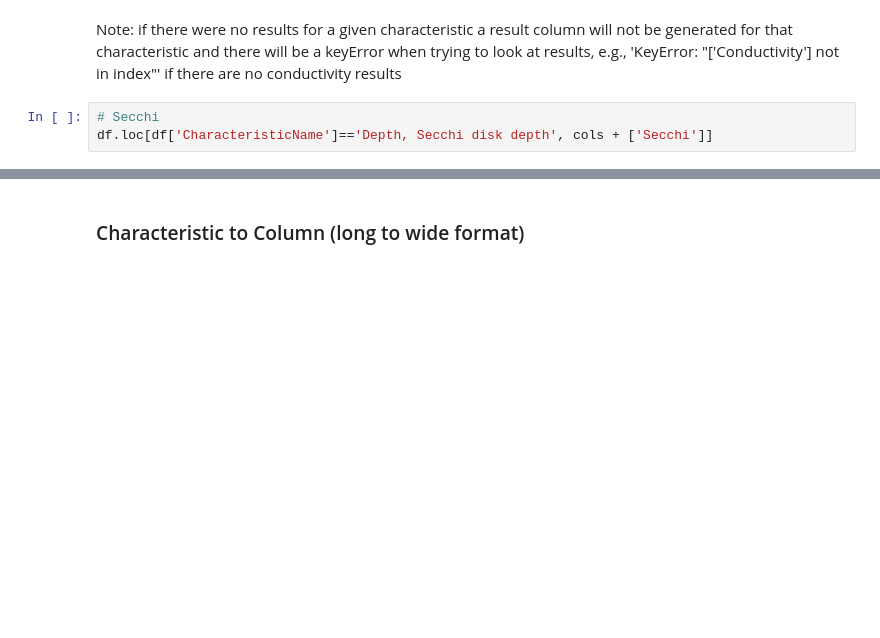
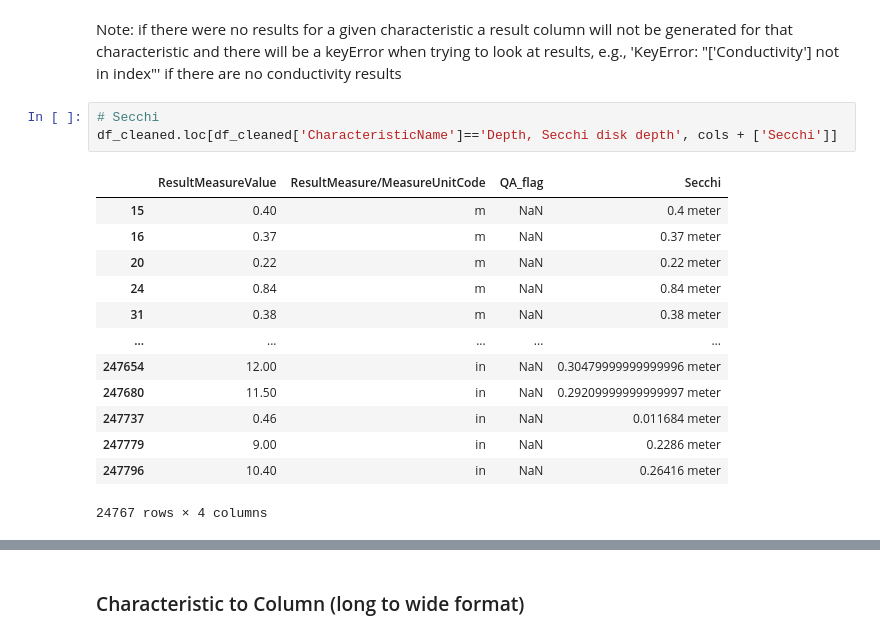
Before and after one commit to USEPA/harmonize-wq, a Jupyter notebook: demos/Harmonize_GOM.ipynb, the cells around one changed output, grey strips where cells are left out. Drawn from its saved outputs; the diff is of its cells as text; blank space fills up the shorter version.

```diff
--- a/demos/Harmonize_GOM.ipynb
+++ b/demos/Harmonize_GOM.ipynb
@@ -314,6 +198,20 @@ cols = ['ResultMeasureValue', 'ResultMeasure/MeasureUnitCode', 'QA_flag']
 Note: if there were no results for a given characteristic a result column will not be generated for that characteristic and there will be a keyError when trying to look at results, e.g., 'KeyError: "['Conductivity'] not in index"' if there are no conductivity results
 # %%
 # Secchi
-df.loc[df['CharacteristicName']=='Depth, Secchi disk depth', cols + ['Secchi']]
+df_cleaned.loc[df_cleaned['CharacteristicName']=='Depth, Secchi disk depth', cols + ['Secchi']]
+# %% [output]
+|  | ResultMeasureValue | ResultMeasure/MeasureUnitCode | QA_flag | Secchi |
+| 15 | 0.40 | m | NaN | 0.4 meter |
+| 16 | 0.37 | m | NaN | 0.37 meter |
+| 20 | 0.22 | m | NaN | 0.22 meter |
+| 24 | 0.84 | m | NaN | 0.84 meter |
+| 31 | 0.38 | m | NaN | 0.38 meter |
+| ... | ... | ... | ... | ... |
+| 247654 | 12.00 | in | NaN | 0.30479999999999996 meter |
+| 247680 | 11.50 | in | NaN | 0.29209999999999997 meter |
+| 247737 | 0.46 | in | NaN | 0.011684 meter |
+| 247779 | 9.00 | in | NaN | 0.2286 meter |
+| 247796 | 10.40 | in | NaN | 0.26416 meter |
+24767 rows × 4 columns
 # %%
 # Temperature
```
Also changed, not shown: parts of 52 cells of this notebook.
